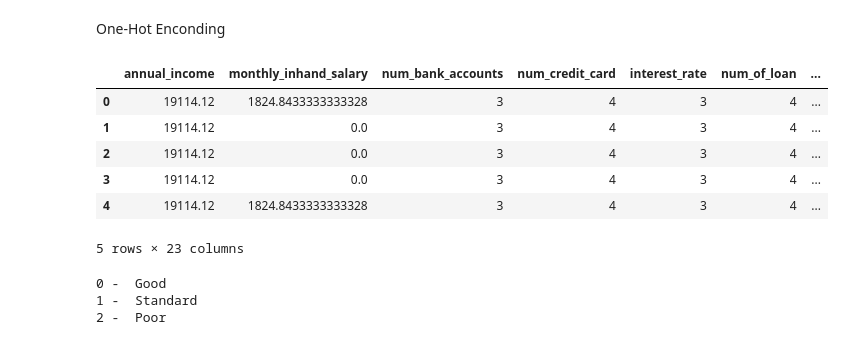
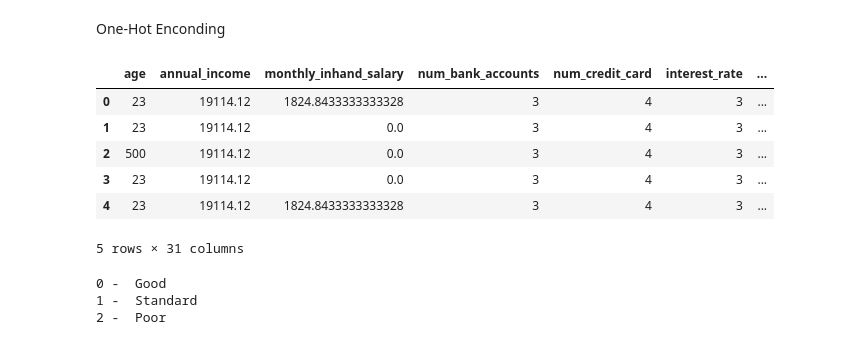
Before and after one commit to rrmoreira/fiap-ds-mlops-9dtsr-credit-scoring, a Jupyter notebook: notebooks/data-processing.ipynb, the cells around one changed output. Saved outputs shown, nothing was run; the diff lists cells and outputs as text; code cells hidden in the pictures.

```diff
--- a/notebooks/data-processing.ipynb
+++ b/notebooks/data-processing.ipynb
@@ -334,7 +348,7 @@ df_transformed['credit_mix'].unique()
 # %% [output]
 array(['_', 'Good', 'Standard', 'Bad'], dtype=object)
 # %%
-df_transformed['credit_mix'] = df_transformed['credit_mix'].str.replace('_','None')
+df_transformed['credit_mix'] = df_transformed['credit_mix'].str.replace('_','Other')
 # %%
 df_transformed['credit_mix'].unique()
 # %% [output]
@@ -344,7 +358,7 @@ df_transformed["payment_of_min_amount"].unique()
 # %% [output]
 array(['No', 'NM', 'Yes'], dtype=object)
 # %%
-df_transformed['payment_of_min_amount'] = df_transformed['payment_of_min_amount'].str.replace('NM','None')
+df_transformed['payment_of_min_amount'] = df_transformed['payment_of_min_amount'].str.replace('NM','Other')
 # %%
 df_transformed['amount_invested_monthly'] = df_transformed['amount_invested_monthly'].replace({'__10000__': np.nan})
 # %%
@@ -406,6 +420,8 @@ array(['809.98', '605.03', '1303.01', ..., '3571.7_', '3571.7', '502.38'],
       dtype=object)
 # %%
 df_transformed['outstanding_debt'] = df_transformed['outstanding_debt'].str.replace('_','')
+# %%
+df_transformed['payment_behaviour'] = df_transformed['payment_behaviour'].replace({'!@9#%8': 'Other'})
 # %%
 df_transformed.isnull().sum()
 # %% [output]
@@ -432,6 +447,6 @@ dtype: int64
 Convertendo os tipos de dados para cada coluna, convertendo os tipos adequados, ou seja, valores numericos deverao ser convertidos para inteiro.
 # %%
-
+df_transformed['age'] = pd.to_numeric(df_transformed['age'], errors='coerce').fillna(0).astype(np.int64)
 df_transformed['annual_income'] = df_transformed['annual_income'].astype(float)
 df_transformed['outstanding_debt'] = df_transformed['outstanding_debt'].astype(float)
 df_transformed['num_of_loan'] = pd.to_numeric(df_transformed['num_of_loan'], errors='coerce').fillna(0).astype(np.int64)
@@ -470,17 +485,18 @@ df_transformed = df_transformed.astype(str).apply(lambda x: x.str.lower())
 One-Hot Enconding
 # %%
 df_transformed = pd.get_dummies(df_transformed, dtype=int, columns=['credit_mix'], prefix='credit_mix')
+df_transformed = pd.get_dummies(df_transformed, dtype=int, columns=['payment_behaviour'], prefix='payment_behaviour')
 df_transformed = pd.get_dummies(df_transformed, dtype=int, columns=['payment_of_min_amount'], prefix='payment_of_min_amount')
 
 df_transformed.head()
 # %% [output]
-|  | annual_income | monthly_inhand_salary | num_bank_accounts | num_credit_card | interest_rate | num_of_loan | ... |
-| 0 | 19114.12 | 1824.8433333333328 | 3 | 4 | 3 | 4 | ... |
-| 1 | 19114.12 | 0.0 | 3 | 4 | 3 | 4 | ... |
-| 2 | 19114.12 | 0.0 | 3 | 4 | 3 | 4 | ... |
-| 3 | 19114.12 | 0.0 | 3 | 4 | 3 | 4 | ... |
-| 4 | 19114.12 | 1824.8433333333328 | 3 | 4 | 3 | 4 | ... |
+|  | age | annual_income | monthly_inhand_salary | num_bank_accounts | num_credit_card | interest_rate | ... |
+| 0 | 23 | 19114.12 | 1824.8433333333328 | 3 | 4 | 3 | ... |
+| 1 | 23 | 19114.12 | 0.0 | 3 | 4 | 3 | ... |
+| 2 | 500 | 19114.12 | 0.0 | 3 | 4 | 3 | ... |
+| 3 | 23 | 19114.12 | 0.0 | 3 | 4 | 3 | ... |
+| 4 | 23 | 19114.12 | 1824.8433333333328 | 3 | 4 | 3 | ... |
-5 rows × 23 columns
+5 rows × 31 columns
 # %%
 le = LabelEncoder()
 df_transformed['credit_score'] = le.fit_transform(df_transformed['credit_score'])
```
Also changed, not shown: parts of 16 cells of this notebook, 1 other file.
